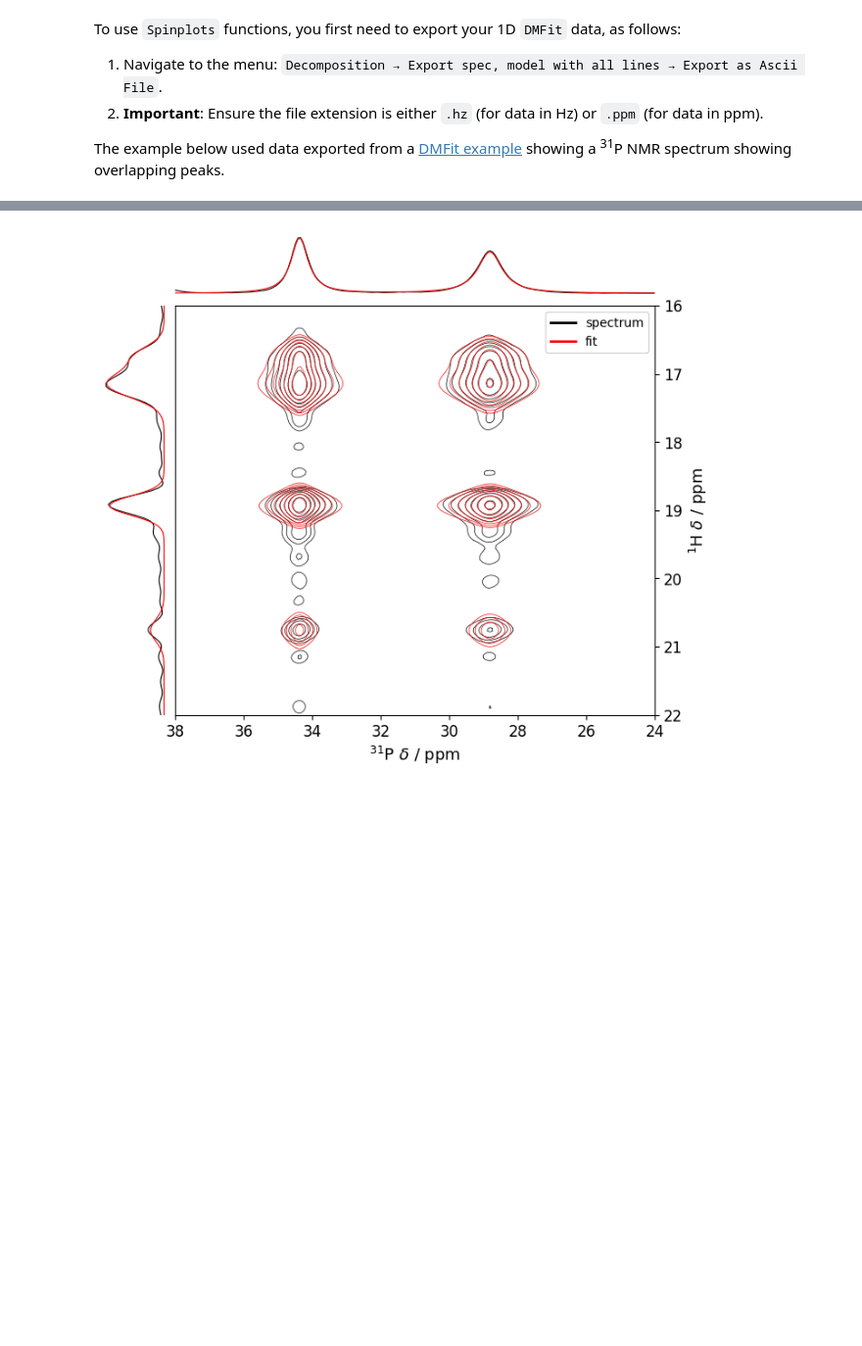
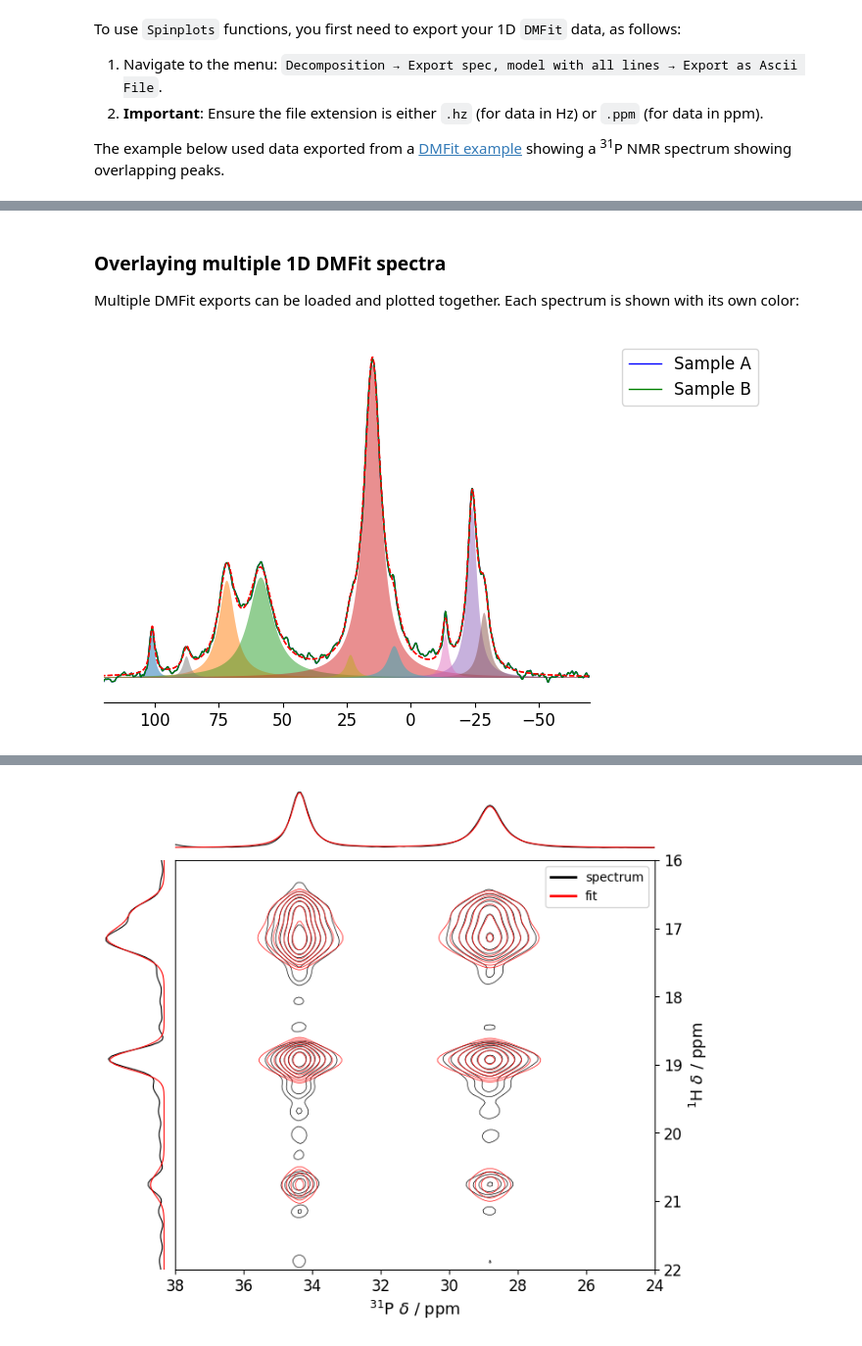
Before and after one commit to nuts-org/spinplots, a Jupyter notebook: docs/user_guide/dmfit_plots.ipynb, the cells around one changed output, grey strips where cells are left out. Shown at 98% size. Saved outputs shown, nothing was run; the diff lists cells and outputs as text; code cells hidden in the pictures; blank space fills up the shorter version.

```diff
--- a/docs/user_guide/dmfit_plots.ipynb
+++ b/docs/user_guide/dmfit_plots.ipynb
@@ -34,0 +38,18 @@ dmfit_data.plot(
+# %% [markdown]
+### Overlaying multiple 1D DMFit spectra
+
+Multiple DMFit exports can be loaded and plotted together. Each spectrum is shown with its own color:
+# %%
+# Load the same file twice for demonstration (use different exports in practice)
+multi_dmfit = read_nmr(
+    ["../../data/DMFit/overlapping_spe_fit.ppm", "../../data/DMFit/overlapping_spe_fit.ppm"],
+    provider="dmfit",
+    tags=["Sample A", "Sample B"],
+)
+multi_dmfit.plot(
+    color=["blue", "green"],
+    xlim=(120, -70),
+    labels=["Sample A", "Sample B"],
+)
+# %% [output]
+[figure, added]
```
Also changed, not shown: parts of 12 cells of this notebook, 13 other files.
